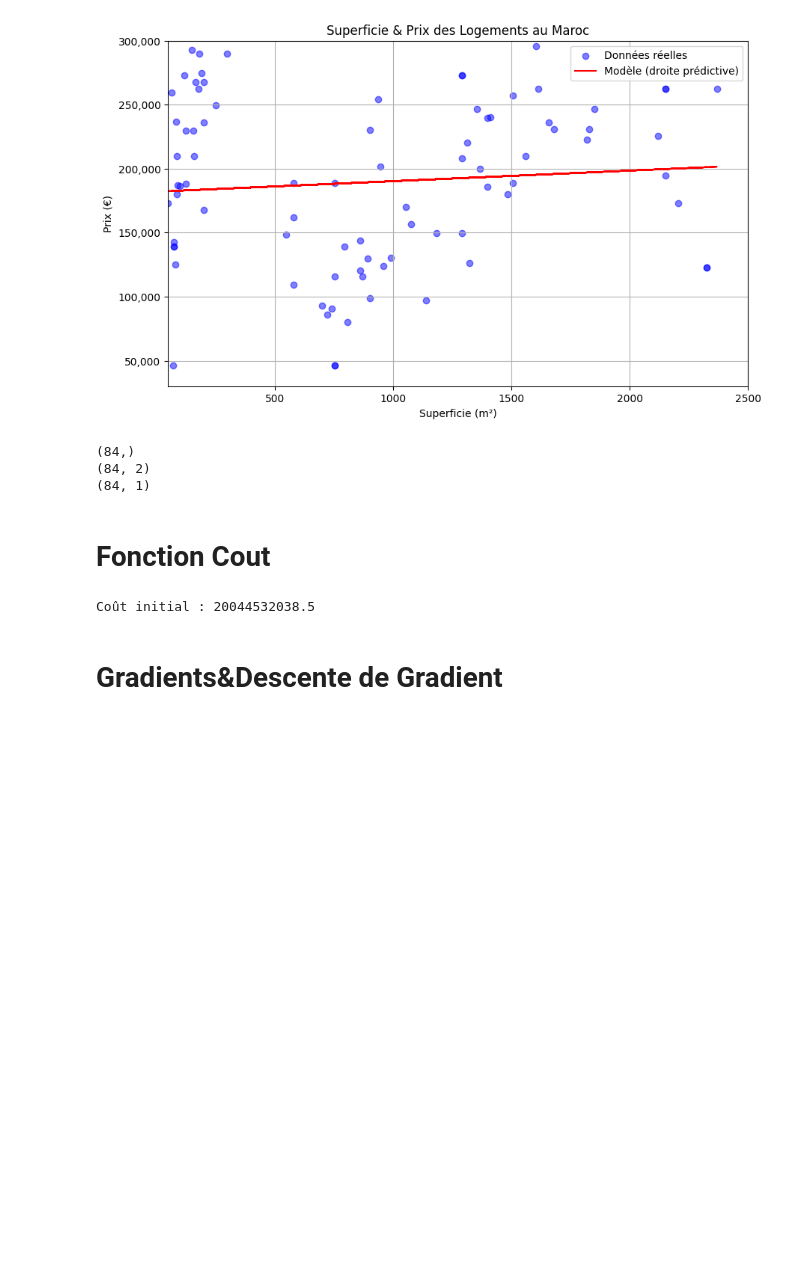
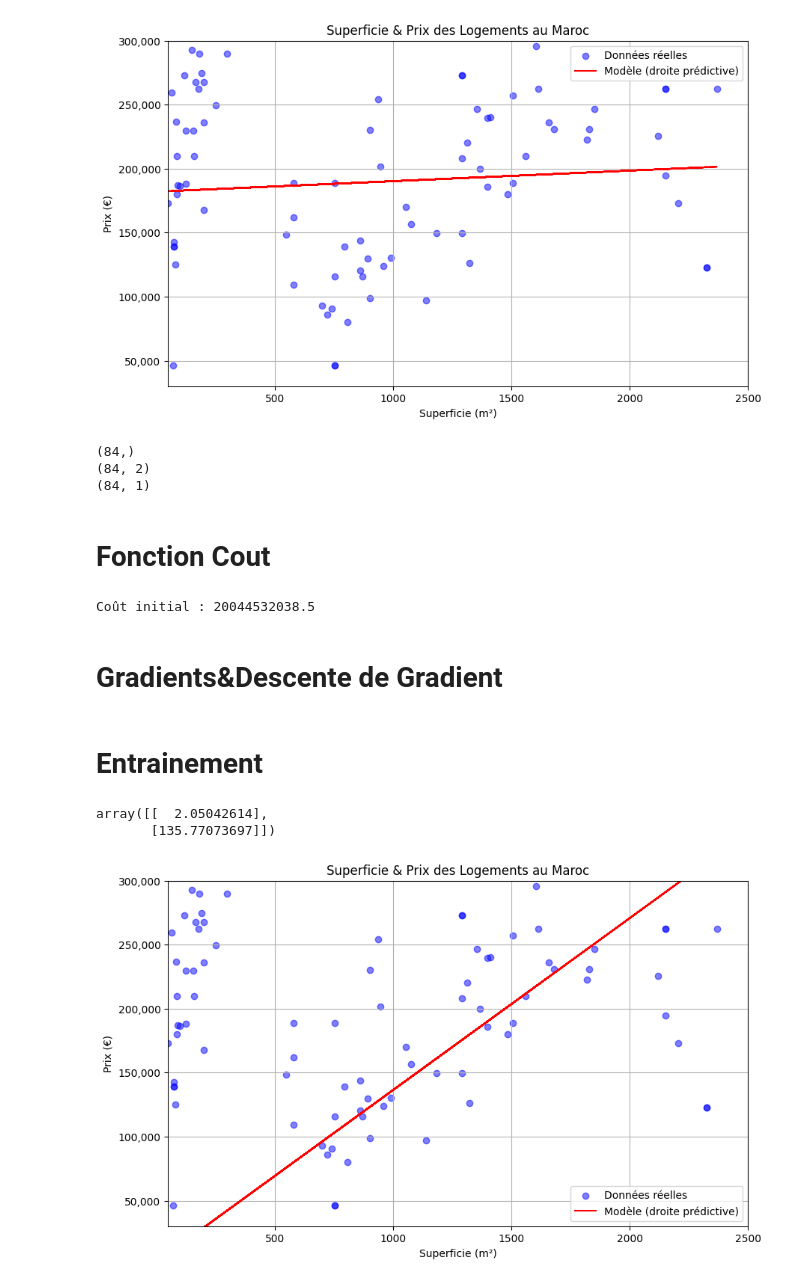
Before and after one commit to Waa-Ihaab/-ml-model-training-tests, a Jupyter notebook: ML Model Training Tests/housing_morocco.ipynb, the cells around one changed output. Cells and saved outputs as stored; diff of their text form; code cells hidden in the pictures; blank space fills up the shorter version.

```diff
--- a/ML Model Training Tests/housing_morocco.ipynb
+++ b/ML Model Training Tests/housing_morocco.ipynb
@@ -136,3 +136,5 @@ def gradient_descent(X, y, theta, learning_rate, n_iterations):
         cost_history[i] = cost_function(X, y, theta) # on enregistre la valeur du Cout au tour i dans cost_history[i]
 
     return theta, cost_history
+# %% [markdown]
+# **Entrainement**
@@ -138,0 +147,26 @@ def gradient_descent(X, y, theta, learning_rate, n_iterations):
+# %%
+theta_final # voici les parametres du modele une fois que la machine a été entrainée
+# %% [output]
+array([[  2.05042614],
+       [135.77073697]])
+# %%
+# Tracer les données filtrées et la droite prédictive
+plt.figure(figsize=(10, 6))  # Taille de la figure
+plt.scatter(x_filtered, y_filtered, label="Données réelles", c='blue', alpha=0.5)  # Points des données réelles
+plt.plot(x_filtered, predictions, c='r', label="Modèle (droite prédictive)")  # Droite prédictive
+plt.xlim([50, 2500])  # Ajuster les limites de l'axe x selon vos données
+plt.ylim([30000, 300000])  # Ajuster les limites de l'axe y selon vos données
+plt.xlabel("Superficie (m²)")  # Étiquette pour l'axe x
+plt.ylabel("Prix (€)")  # Étiquette pour l'axe y
+plt.legend()  # Ajouter une légende
+plt.title("Superficie & Prix des Logements au Maroc")  # Titre du graphique
+plt.grid(True)  # Ajouter une grille pour une meilleure lisibilité
+
+# Formatage des ticks pour afficher les prix avec des séparateurs de milliers
+formatter = ticker.FuncFormatter(lambda x, _: f'{x:,.0f}')
+plt.gca().yaxis.set_major_formatter(formatter)
+
+# Afficher le graphique
+plt.show()
+# %% [output]
+[figure, added]
```
Also changed, not shown: parts of 1 cell of this notebook.
